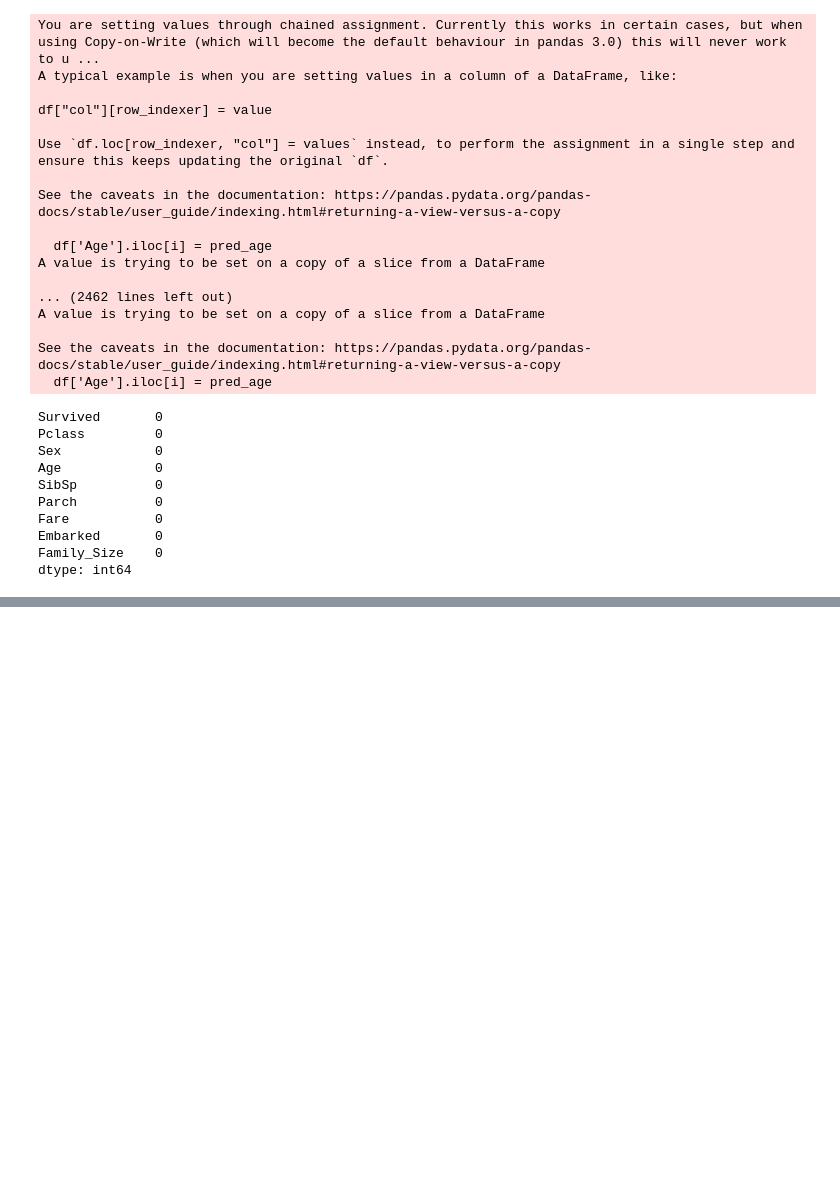
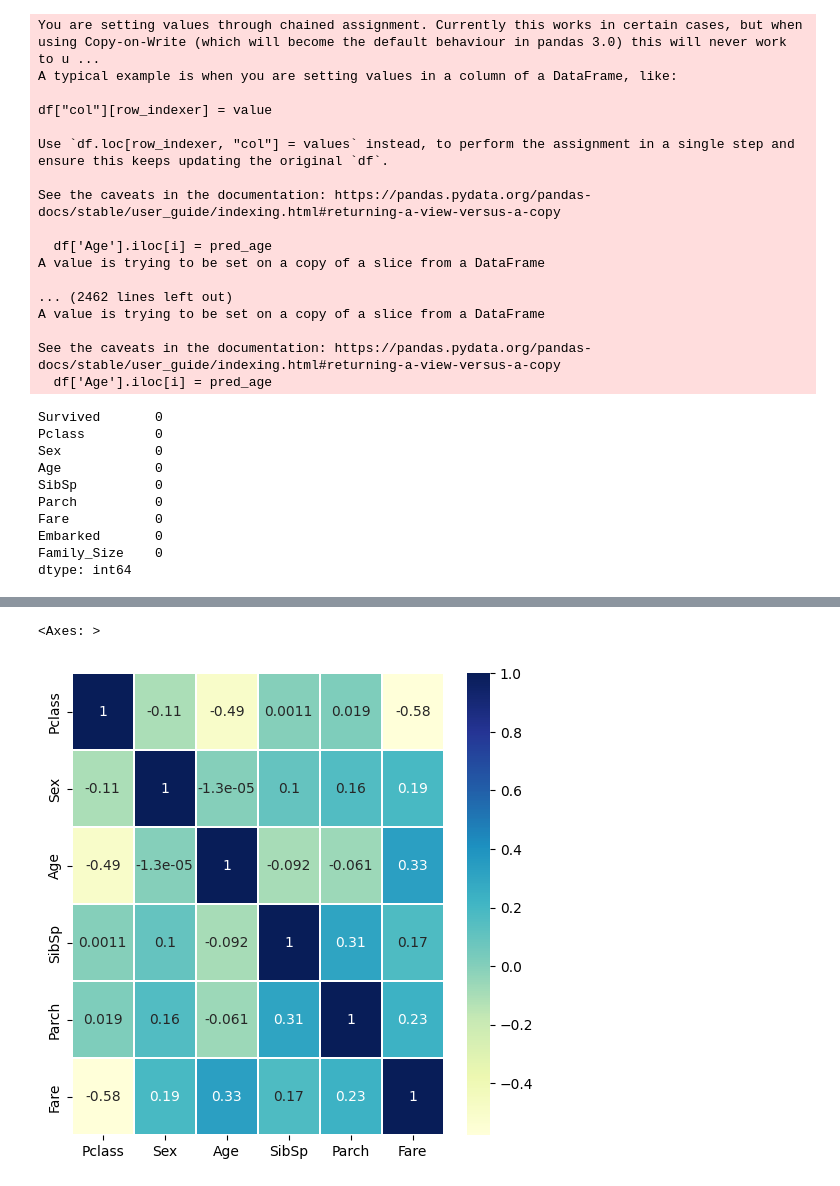
Before and after one commit to FazleLabib/Titanic--Machine-Learning-from-Disaster, a Jupyter notebook: titanic-ML.ipynb, the cells around one changed output, grey strips where cells are left out. Drawn from its saved outputs; the diff is of its cells as text; code cells hidden in the pictures; blank space fills up the shorter version.

Commit message:
Pre-process test data

```diff
--- a/titanic-ML.ipynb
+++ b/titanic-ML.ipynb
@@ -186,0 +198,12 @@ dtype: int64
+# %%
+# Dropping columns
+cols = ['Name', 'PassengerId', 'Ticket', 'Cabin']
+
+df_test = df_test.drop(cols, axis = 1)
+# %%
+# Creating a new feature by combining SibSp and Parch
+df_test['Family_Size'] = df_test['SibSp'] + df_test['Parch'] + 1
+# %%
+# Categorical Encoding
+df_test['Sex'] = df_test['Sex'].map({'male':0, 'female':1})
+df_test['Embarked'] = df_test['Embarked'].map({'C':0, 'Q':1, 'S':2})
@@ -186,0 +222,13 @@ dtype: int64
+# %%
+majority_class = df_test['Fare'].isnull().sum()
+
+# Impute Fare with majority class
+df_test['Fare'] = df_test['Fare'].fillna(majority_class)
+# %%
+corr_matrix = df_test[['Pclass', 'Sex', 'Age', 'SibSp', 'Parch', 'Fare']].corr()
+
+plt.figure(figsize = (6, 6))
+sns.heatmap(data = corr_matrix, cmap='YlGnBu', annot = True, linewidths = 0.2)
+# %% [output]
+<Axes: >
+[figure, added]
```
Also changed, not shown: parts of 10 cells of this notebook.
